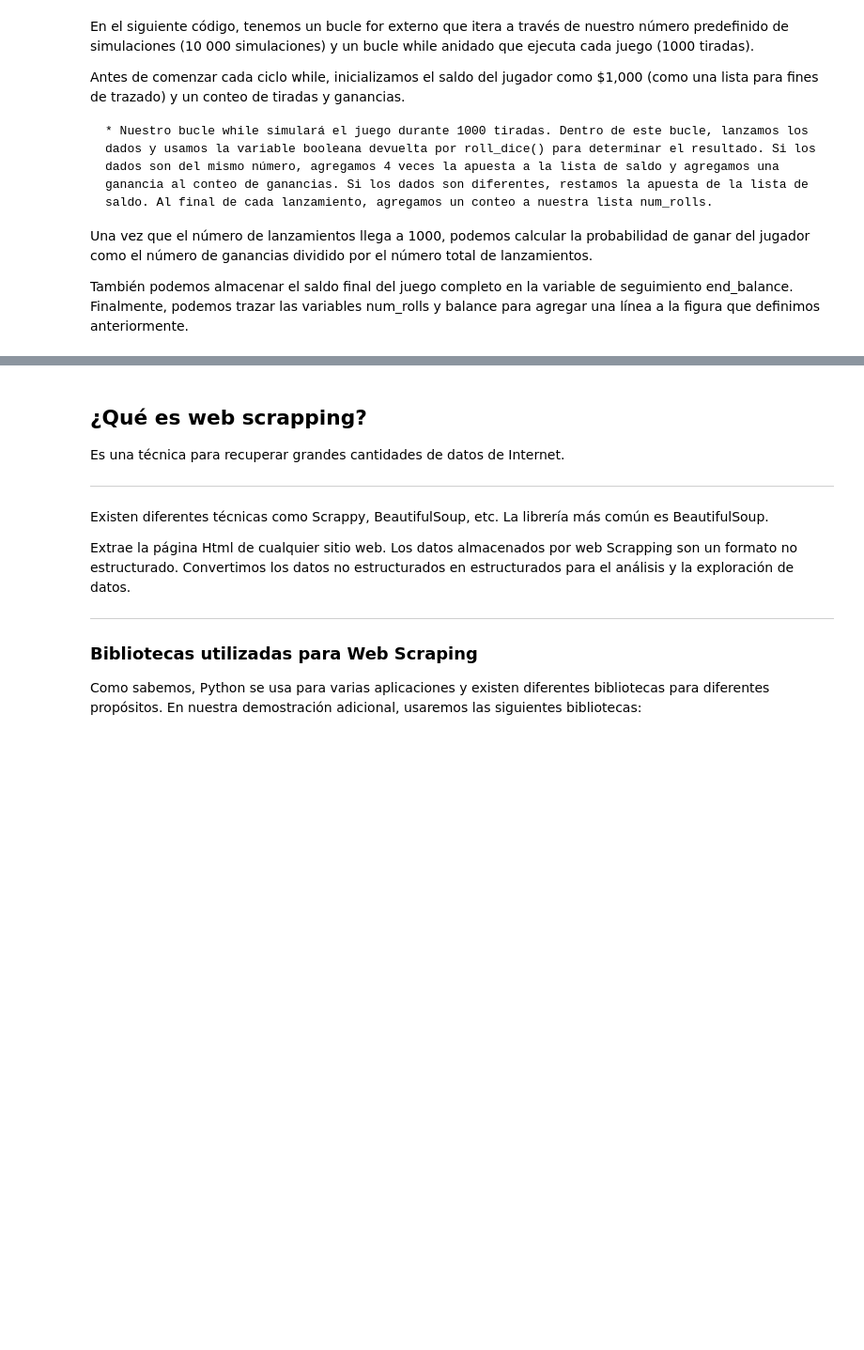
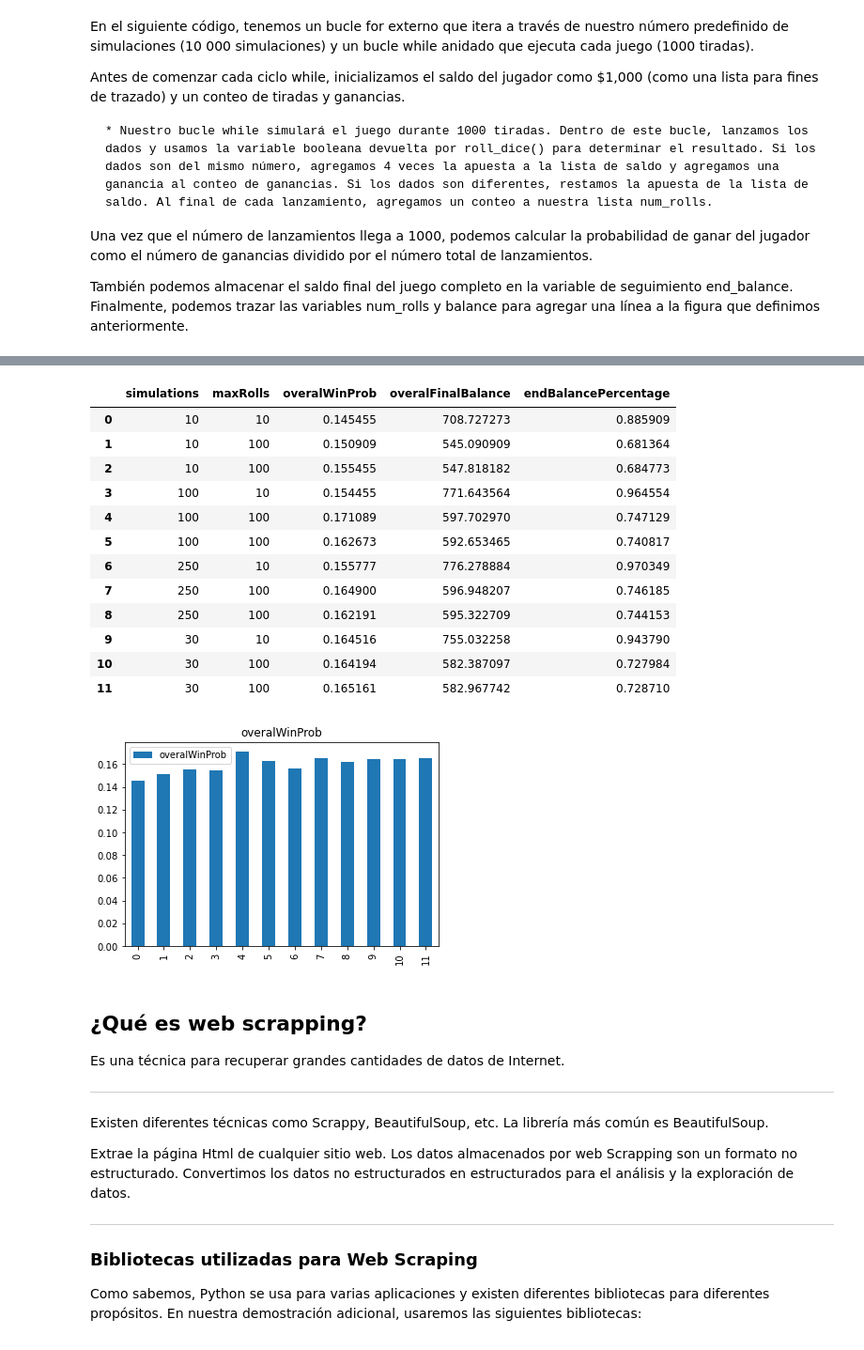
Before and after one commit to SalRmz/DCDP, a Jupyter notebook: 01 Programación en Python/notebooks/exercises/Practica5_Estadistica.ipynb, the cells around one changed output, grey strips where cells are left out. Shown at 94% size. Cells and saved outputs as stored; diff of their text form; code cells hidden in the pictures; blank space fills up the shorter version.

```diff
--- a/01 Programación en Python/notebooks/exercises/Practica5_Estadistica.ipynb
+++ b/01 Programación en Python/notebooks/exercises/Practica5_Estadistica.ipynb
@@ -238,3 +329,25 @@ Saldo promedio despues de 2000 simulaciones: $800.5227386306847
+# %%
+resultsToGraph_df['endBalancePercentage'] = resultsToGraph_df['overalFinalBalance']/initialBalance
+
+#figurePies, axesPies
+#figurePies, axesPies = plt.subplots(len(num_simulations_array), len((max_num_rolls_array)), figsize=(12,12))
+resultsToGraph_df[['overalWinProb']].plot.bar(subplots=True)
+resultsToGraph_df
+# %% [output]
+|  | simulations | maxRolls | overalWinProb | overalFinalBalance | endBalancePercentage |
+| 0 | 10 | 10 | 0.145455 | 708.727273 | 0.885909 |
+| 1 | 10 | 100 | 0.150909 | 545.090909 | 0.681364 |
+| 2 | 10 | 100 | 0.155455 | 547.818182 | 0.684773 |
+| 3 | 100 | 10 | 0.154455 | 771.643564 | 0.964554 |
+| 4 | 100 | 100 | 0.171089 | 597.702970 | 0.747129 |
+| 5 | 100 | 100 | 0.162673 | 592.653465 | 0.740817 |
+| 6 | 250 | 10 | 0.155777 | 776.278884 | 0.970349 |
+| 7 | 250 | 100 | 0.164900 | 596.948207 | 0.746185 |
+| 8 | 250 | 100 | 0.162191 | 595.322709 | 0.744153 |
+| 9 | 30 | 10 | 0.164516 | 755.032258 | 0.943790 |
+| 10 | 30 | 100 | 0.164194 | 582.387097 | 0.727984 |
+| 11 | 30 | 100 | 0.165161 | 582.967742 | 0.728710 |
+[figure, added]
 # %% [markdown]
 ## ¿Qué es web scrapping?
 
```
Also changed, not shown: parts of 10 cells of this notebook.
